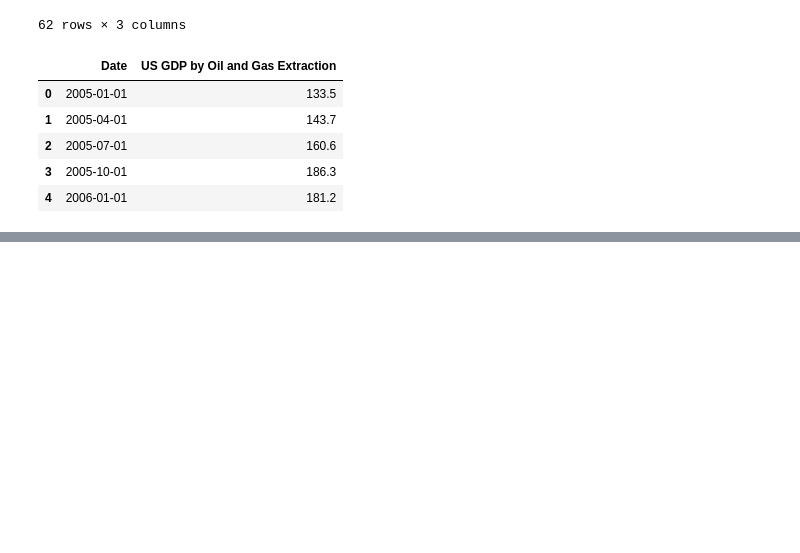
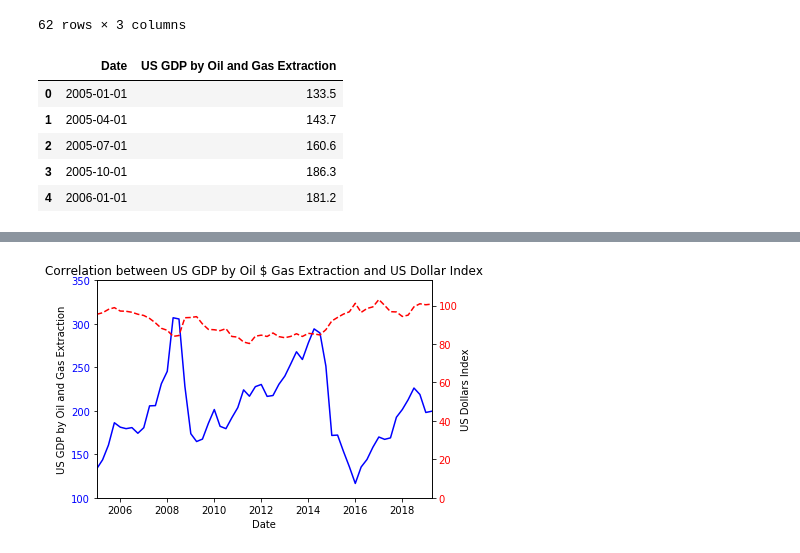
Before and after one commit to kk-deng/CanadaEnergyIE, a Jupyter notebook: Part 1 - US Oil Export and GDP vs. USD dollars.ipynb, the cells around one changed output, grey strips where cells are left out. Saved outputs shown, nothing was run; the diff lists cells and outputs as text; code cells hidden in the pictures; blank space fills up the shorter version.

```diff
--- a/Part 1 - US Oil Export and GDP vs. USD dollars.ipynb
+++ b/Part 1 - US Oil Export and GDP vs. USD dollars.ipynb
@@ -282,2 +302,5 @@ plt.show()
 # %%
 # Still need to plot the USD GPD from Oil and Gas Extraction ####
+# %%
+merge_final_quarter = merge_final.loc[merge_final['US GDP by Oil and Gas Extraction'] != 0]
+merge_final_quarter.head()
@@ -283,0 +314,3 @@ plt.show()
+# %%
+merge_final_quarter['US GDP by Oil and Gas Extraction'] = merge_final_quarter['US GDP by Oil and Gas Extraction'].astype(float)
+merge_final_quarter.dtypes
@@ -283,0 +328,32 @@ plt.show()
+# %%
+x_axis = merge_final_quarter["Date"]
+y_axis_1 = merge_final_quarter["US GDP by Oil and Gas Extraction"]
+y_axis_2 = merge_final_quarter["US Dollars Index"]
+
+fix, ax1 = plt.subplots()
+
+# 1st y axis
+
+ax1.set_title("Correlation between US GDP by Oil $ Gas Extraction and US Dollar Index")
+ax1.set_xlabel('Date')
+ax1.set_ylabel('US GDP by Oil and Gas Extraction')
+ax1.plot(x_axis, y_axis_1, color='blue')
+ax1.tick_params(axis='y', labelcolor='blue')
+
+ax1.set_xlim(min(x_axis), max(x_axis) )
+ax1.set_ylim(100,350)
+
+# 2nd y axis
+ax2 = ax1.twinx()  # instantiate a second axes that shares the same x-axis
+
+ax2.set_ylabel("US Dollars Index")  # we already handled the x-label with ax1
+ax2.plot(x_axis, y_axis_2, color='red', linestyle="dashed")
+ax2.tick_params(axis='y', labelcolor='red')
+ax2.set_ylim(0, max(y_axis_2) + 10)
+
+plt.savefig("Resources/Plotting/Plots/Part 1B.png")
+
+
+plt.show()
+# %% [output]
+[figure, added]
```
Also changed, not shown: parts of 8 cells of this notebook, 3 other files.
